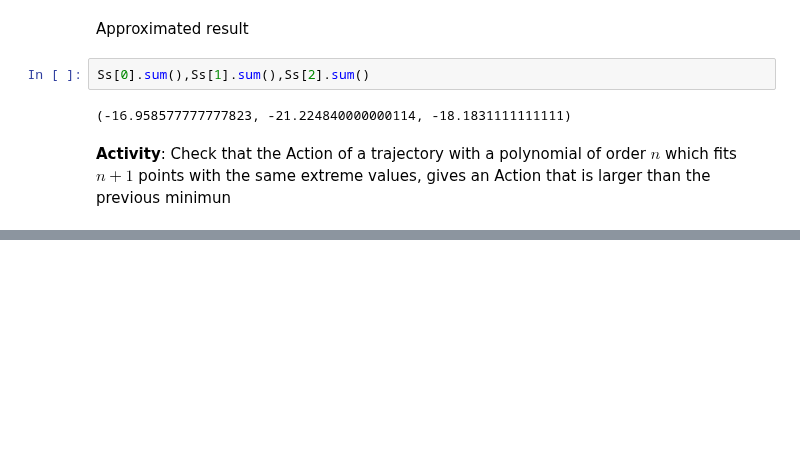
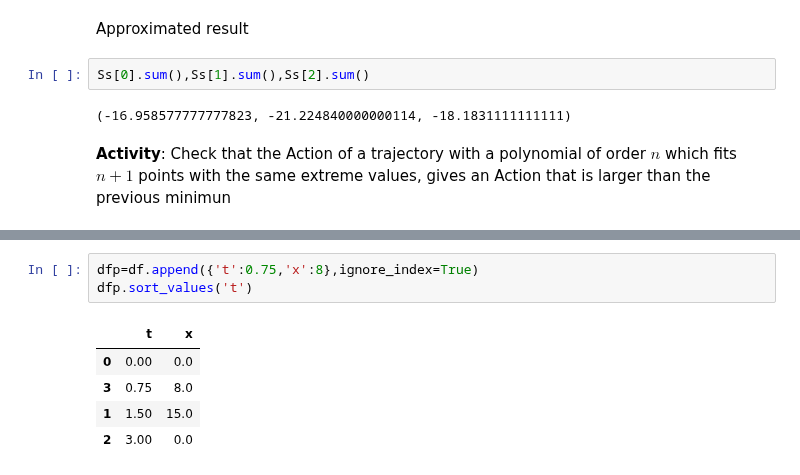
Before and after one commit to restrepo/ComputationalMethods, a Jupyter notebook: material/solution_least_action.ipynb, the cells around one changed output, grey strips where cells are left out. Cells and saved outputs as stored; diff of their text form; blank space fills up the shorter version.

```diff
--- a/material/solution_least_action.ipynb
+++ b/material/solution_least_action.ipynb
@@ -216,0 +253,9 @@ __Activity__: Check that the Action of a trajectory with a polynomial of order $
+# %%
+dfp=df.append({'t':0.75,'x':8},ignore_index=True)
+dfp.sort_values('t')
+# %% [output]
+|  | t | x |
+| 0 | 0.00 | 0.0 |
+| 3 | 0.75 | 8.0 |
+| 1 | 1.50 | 15.0 |
+| 2 | 3.00 | 0.0 |
```
Also changed, not shown: parts of 2 cells of this notebook, 1 other file.
